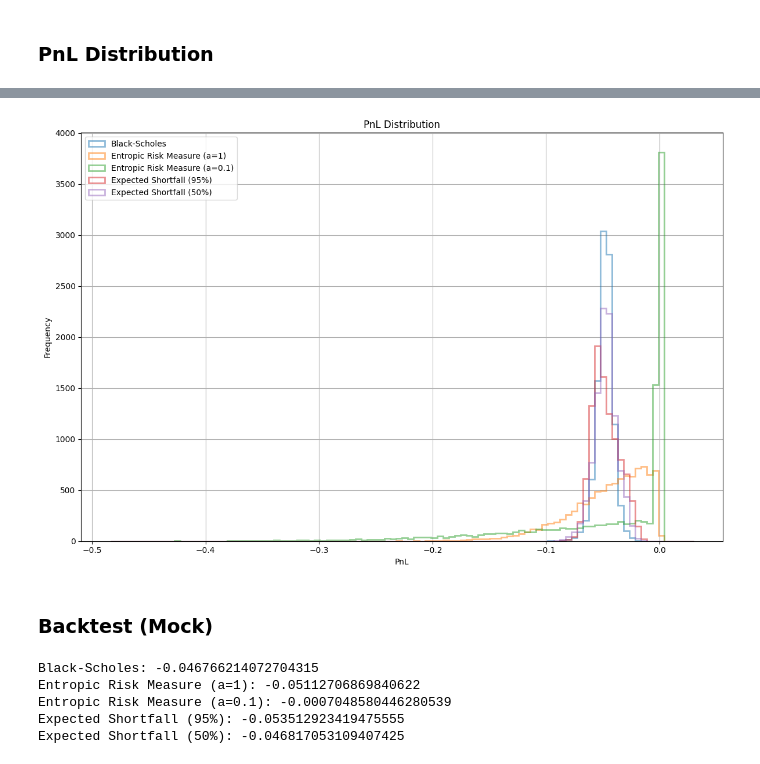
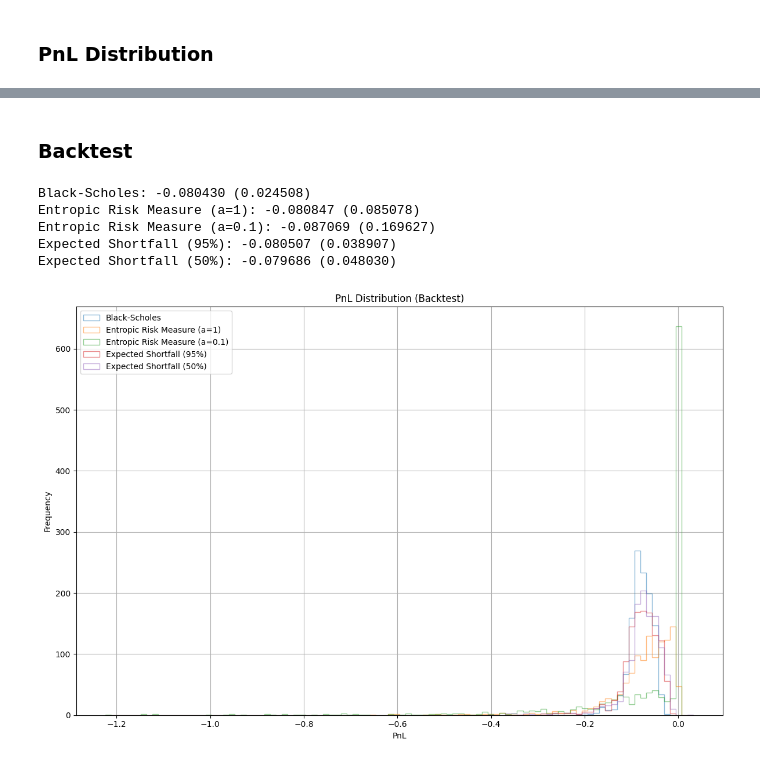
Before and after one commit to pfnet-research/pfhedge, a Jupyter notebook: examples/pnl_european.ipynb, the cells around one changed output, grey strips where cells are left out. Drawn from its saved outputs; the diff is of its cells as text; code cells hidden in the pictures.

Commit message:
study the impact of spot and npaths on fitting

```diff
--- a/examples/pnl_european.ipynb
+++ b/examples/pnl_european.ipynb
@@ -120,10 +126,25 @@ for name, loss in loss_functions.items():
 # PnL statistics
 pnls = {}
 for name, (hedger, derivative) in hedgers.items():
-    derivative.simulate(n_paths=10000)
+    derivative.simulate(n_paths=1000, init_state=(init_spot,))
     pnls[name] = hedger.compute_pl(derivative)
 print("PnL Statistics:")
 for name, pnl in pnls.items():
     print(f"{name}: {pnl.mean():.6f} ({pnl.std():.6f})")
+
+# Calculate global min and max for uniform binning
+all_pnls = torch.cat([pnl for pnl in pnls.values()]).detach().numpy()
+bin_edges = np.linspace(all_pnls.min(), all_pnls.max(), 101)
+# Plot PnL distributions
+plt.figure(figsize=(12, 8))
+for name, pnl in pnls.items():
+    plt.hist(pnl.detach().numpy(), bins=bin_edges, label=name, histtype="step", alpha=0.5)
+plt.title("PnL Distribution")
+plt.xlabel("PnL")
+plt.ylabel("Frequency")
+plt.legend()
+plt.grid(True)
+plt.tight_layout()
+plt.show()
 # %% [output]
 PnL Statistics:
@@ -135,36 +157,33 @@ Expected Shortfall (50%): -0.047745 (0.010158)
+# %% [markdown]
+### Backtest
 # %%
-selected_pnls = {
-    k: v for k, v in pnls.items()
-    # if k in ["Entropic Risk Measure (a=1)", "Entropic Risk Measure (a=0.1)", "Expected Shortfall (95%)", "Expected Shortfall (50%)"]
-}
-# Calculate global min and max for uniform binning
-all_pnls = torch.cat([pnl for pnl in selected_pnls.values()]).detach().numpy()
+# Backtest on the fixed stock
+fixed_derivative = EuropeanOption(fixed_stock, strike=strike, maturity=maturity)
+fixed_derivative.simulate(n_paths=fixed_stock.max_n_paths(maturity), init_state=(init_spot,))
+backtest_pnls = {}
+for name, (hedger, _) in hedgers.items():
+    pnl = hedger.compute_pl(fixed_derivative)
+    backtest_pnls[name] = pnl
+    print(f"{name}: {pnl.mean():.6f} ({pnl.std():.6f})")
+
+# calculate min and max for uniform binning
+all_pnls = torch.cat([pnl for pnl in backtest_pnls.values()]).detach().numpy()
 bin_edges = np.linspace(all_pnls.min(), all_pnls.max(), 101)
-# Plot PnL distributions
+# plot backtest pnl
 plt.figure(figsize=(12, 8))
-for name, pnl in selected_pnls.items():
-    plt.hist(pnl.detach().numpy(), bins=bin_edges, label=name, histtype='step', linewidth=2, alpha=0.5)
-plt.title('PnL Distribution')
-plt.xlabel('PnL')
-plt.ylabel('Frequency')
+for name, pnl in backtest_pnls.items():
+    plt.hist(pnl.detach().numpy(), bins=bin_edges, label=name, histtype="step", alpha=0.5)
+plt.title("PnL Distribution (Backtest)")
+plt.xlabel("PnL")
+plt.ylabel("Frequency")
 plt.legend()
 plt.grid(True)
 plt.tight_layout()
 plt.show()
 # %% [output]
+Black-Scholes: -0.080430 (0.024508)
+Entropic Risk Measure (a=1): -0.080847 (0.085078)
+Entropic Risk Measure (a=0.1): -0.087069 (0.169627)
+Expected Shortfall (95%): -0.080507 (0.038907)
+Expected Shortfall (50%): -0.079686 (0.048030)
-[figure, old version]
+[figure, new version]
-# %% [markdown]
-### Backtest (Mock)
-# %%
-# Backtest on the fixed stock
-fixed_derivative = EuropeanOption(fixed_stock, strike=strike, maturity=maturity)
-fixed_derivative.simulate(n_paths=1)
-for name, (hedger, _) in hedgers.items():
-    pnl = hedger.compute_pl(fixed_derivative, [fixed_stock])
-    print(f"{name}: {pnl.item()}")
-# %% [output]
-Black-Scholes: -0.046766214072704315
-Entropic Risk Measure (a=1): -0.05112706869840622
-Entropic Risk Measure (a=0.1): -0.0007048580446280539
-Expected Shortfall (95%): -0.053512923419475555
-Expected Shortfall (50%): -0.046817053109407425
```
Also changed, not shown: parts of 7 cells of this notebook, 8 other files.
